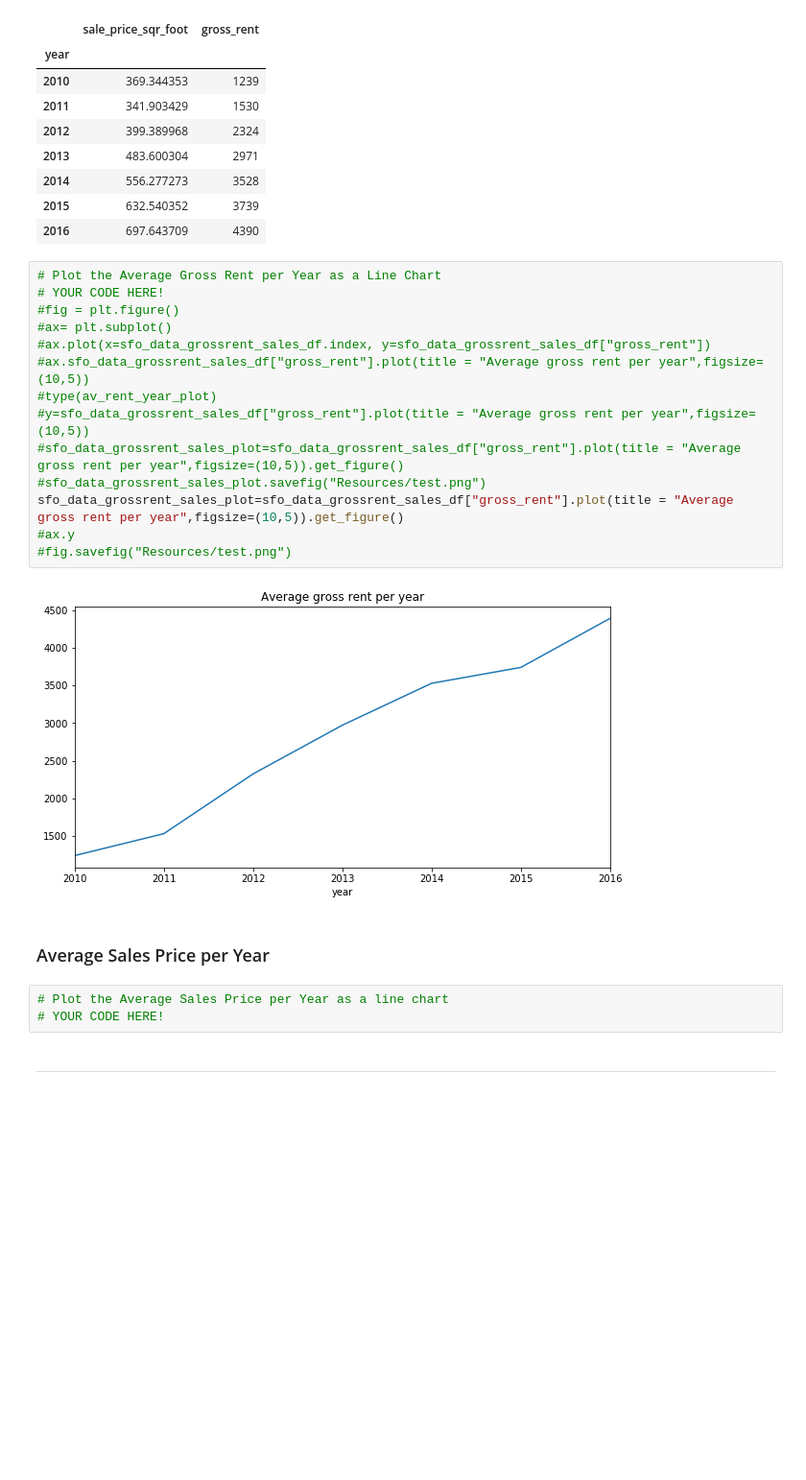
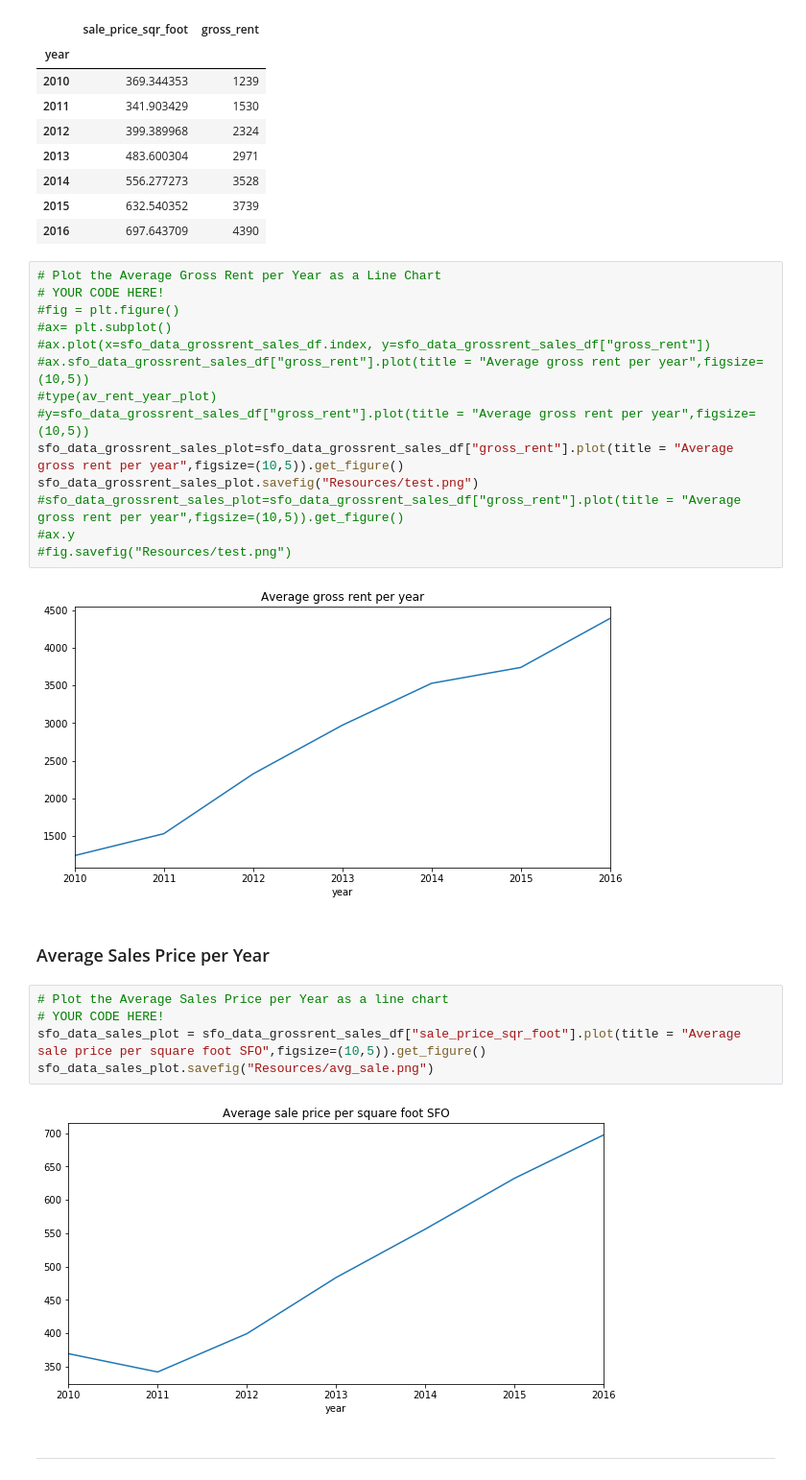
Before and after one commit to CacheKatch/rental_analysis_w_pyviz, a Jupyter notebook: Starter_Code/rental_analysis.ipynb, the cells around one changed output. Shown at 96% size. Saved outputs shown, nothing was run; the diff lists cells and outputs as text; blank space fills up the shorter version.

Commit message:
rental_ana ave sale update

```diff
--- a/Starter_Code/rental_analysis.ipynb
+++ b/Starter_Code/rental_analysis.ipynb
@@ -123,9 +123,9 @@ sfo_data_grossrent_sales_df
 #ax.sfo_data_grossrent_sales_df["gross_rent"].plot(title = "Average gross rent per year",figsize=(10,5))
 #type(av_rent_year_plot)
 #y=sfo_data_grossrent_sales_df["gross_rent"].plot(title = "Average gross rent per year",figsize=(10,5))
+sfo_data_grossrent_sales_plot=sfo_data_grossrent_sales_df["gross_rent"].plot(title = "Average gross rent per year",figsize=(10,5)).get_figure()
+sfo_data_grossrent_sales_plot.savefig("Resources/test.png")
 #sfo_data_grossrent_sales_plot=sfo_data_grossrent_sales_df["gross_rent"].plot(title = "Average gross rent per year",figsize=(10,5)).get_figure()
-#sfo_data_grossrent_sales_plot.savefig("Resources/test.png")
-sfo_data_grossrent_sales_plot=sfo_data_grossrent_sales_df["gross_rent"].plot(title = "Average gross rent per year",figsize=(10,5)).get_figure()
 #ax.y
 #fig.savefig("Resources/test.png")
 # %% [output]
@@ -135,6 +135,10 @@ sfo_data_grossrent_sales_plot=sfo_data_grossrent_sales_df["gross_rent"].plot(tit
 # %%
 # Plot the Average Sales Price per Year as a line chart
 # YOUR CODE HERE!
+sfo_data_sales_plot = sfo_data_grossrent_sales_df["sale_price_sqr_foot"].plot(title = "Average sale price per square foot SFO",figsize=(10,5)).get_figure()
+sfo_data_sales_plot.savefig("Resources/avg_sale.png")
+# %% [output]
+[figure, added]
 # %% [markdown]
 - - -
 # %% [markdown]
```
Also changed, not shown: 1 other file.
